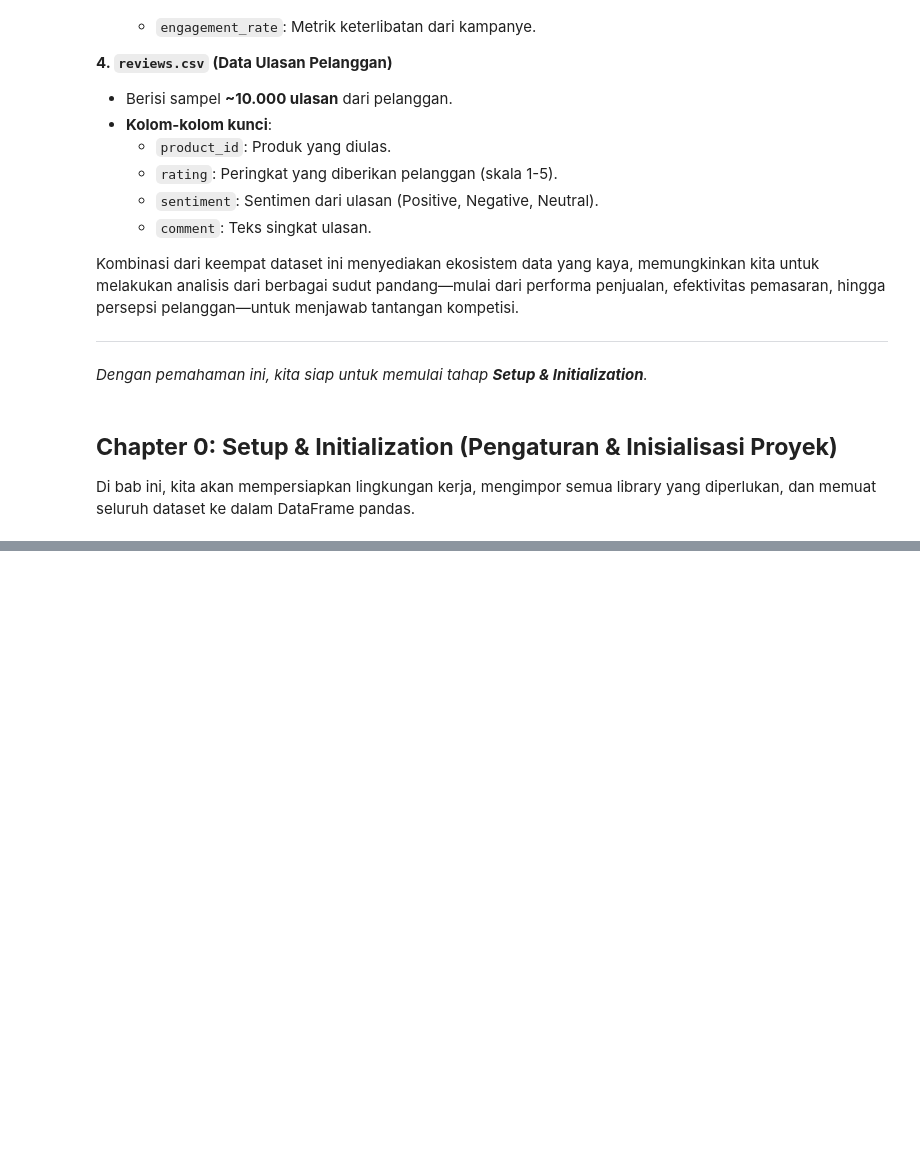
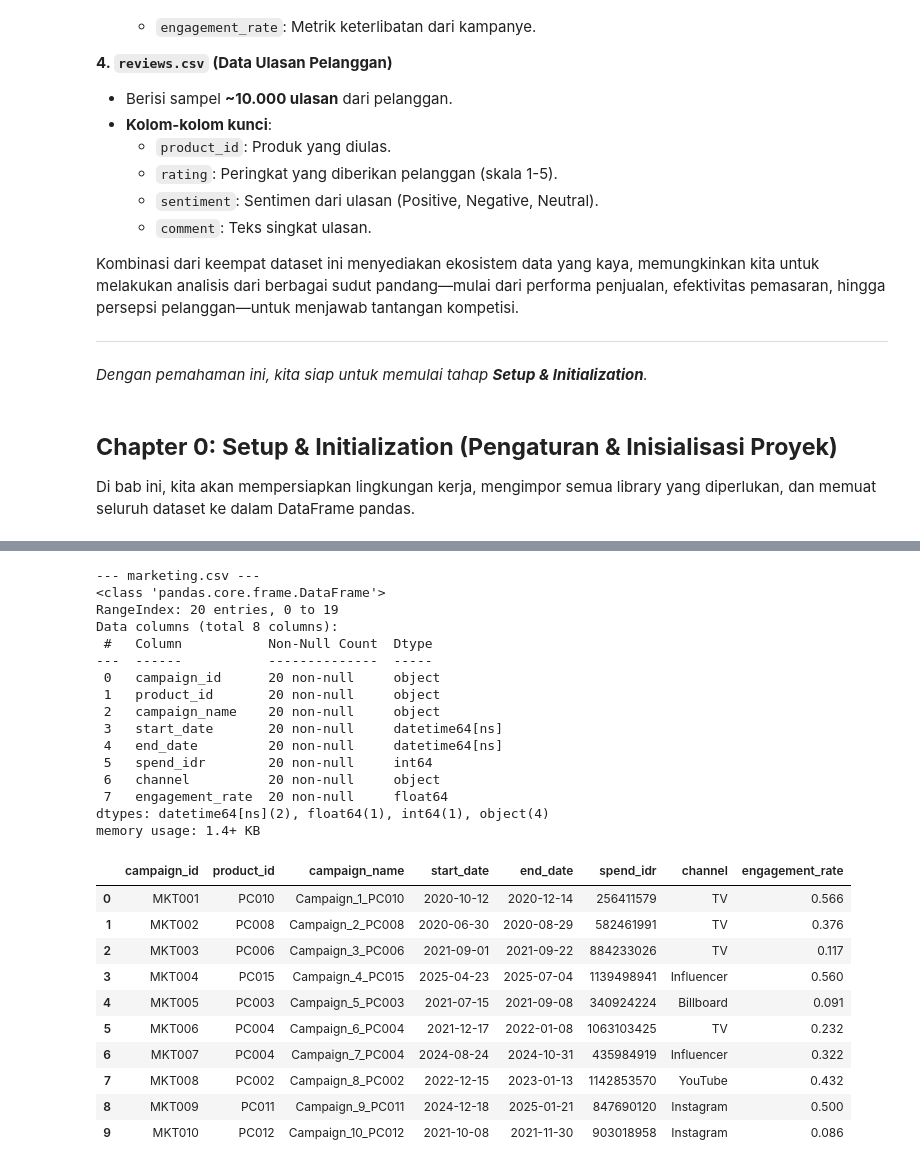
Before and after one commit to LatiefDataVisionary/fmcg-gelar-rasa-2025, a Jupyter notebook: notebooks/notebook.ipynb, the cells around one changed output, grey strips where cells are left out. Saved outputs shown, nothing was run; the diff lists cells and outputs as text; code cells hidden in the pictures; blank space fills up the shorter version.

```diff
--- a/notebooks/notebook.ipynb
+++ b/notebooks/notebook.ipynb
@@ -1365,0 +1451,36 @@ Semua library yang diperlukan telah berhasil diimpor.
+# %%
+# Memuat marketing.csv
+marketing = pd.read_csv(os.path.join(data_folder, 'marketing.csv'))
+print("\n--- marketing.csv ---")
+marketing['start_date'] = pd.to_datetime(marketing['start_date'])
+marketing['end_date'] = pd.to_datetime(marketing['end_date'])
+marketing.info()
+display(marketing.head(10))
+# %% [output]
+--- marketing.csv ---
+<class 'pandas.core.frame.DataFrame'>
+RangeIndex: 20 entries, 0 to 19
+Data columns (total 8 columns):
+ #   Column           Non-Null Count  Dtype
+---  ------           --------------  -----
+ 0   campaign_id      20 non-null     object
+ 1   product_id       20 non-null     object
+ 2   campaign_name    20 non-null     object
+ 3   start_date       20 non-null     datetime64[ns]
+ 4   end_date         20 non-null     datetime64[ns]
+ 5   spend_idr        20 non-null     int64
+ 6   channel          20 non-null     object
+ 7   engagement_rate  20 non-null     float64
+dtypes: datetime64[ns](2), float64(1), int64(1), object(4)
+memory usage: 1.4+ KB
+|  | campaign_id | product_id | campaign_name | start_date | end_date | spend_idr | channel | engagement_rate |
+| 0 | MKT001 | PC010 | Campaign_1_PC010 | 2020-10-12 | 2020-12-14 | 256411579 | TV | 0.566 |
+| 1 | MKT002 | PC008 | Campaign_2_PC008 | 2020-06-30 | 2020-08-29 | 582461991 | TV | 0.376 |
+| 2 | MKT003 | PC006 | Campaign_3_PC006 | 2021-09-01 | 2021-09-22 | 884233026 | TV | 0.117 |
+| 3 | MKT004 | PC015 | Campaign_4_PC015 | 2025-04-23 | 2025-07-04 | 1139498941 | Influencer | 0.560 |
+| 4 | MKT005 | PC003 | Campaign_5_PC003 | 2021-07-15 | 2021-09-08 | 340924224 | Billboard | 0.091 |
+| 5 | MKT006 | PC004 | Campaign_6_PC004 | 2021-12-17 | 2022-01-08 | 1063103425 | TV | 0.232 |
+| 6 | MKT007 | PC004 | Campaign_7_PC004 | 2024-08-24 | 2024-10-31 | 435984919 | Influencer | 0.322 |
+| 7 | MKT008 | PC002 | Campaign_8_PC002 | 2022-12-15 | 2023-01-13 | 1142853570 | YouTube | 0.432 |
+| 8 | MKT009 | PC011 | Campaign_9_PC011 | 2024-12-18 | 2025-01-21 | 847690120 | Instagram | 0.500 |
+| 9 | MKT010 | PC012 | Campaign_10_PC012 | 2021-10-08 | 2021-11-30 | 903018958 | Instagram | 0.086 |
```
Also changed, not shown: parts of 11 cells of this notebook.
